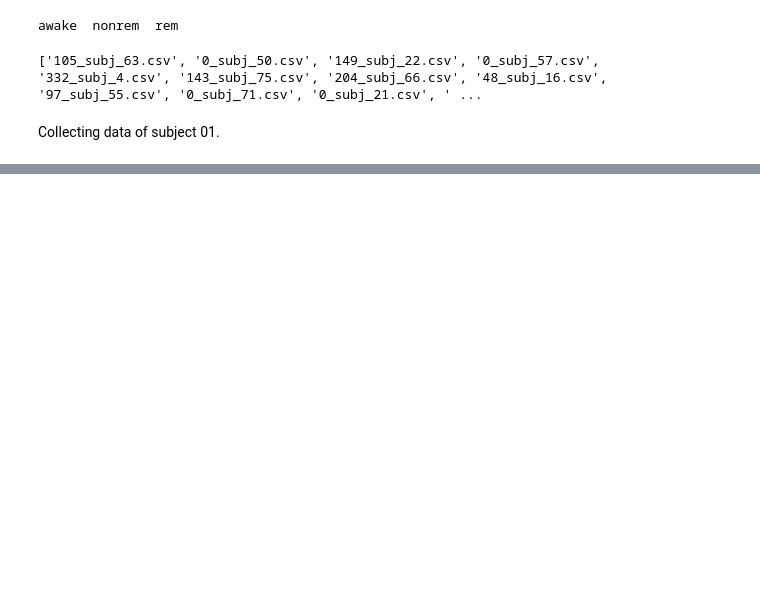
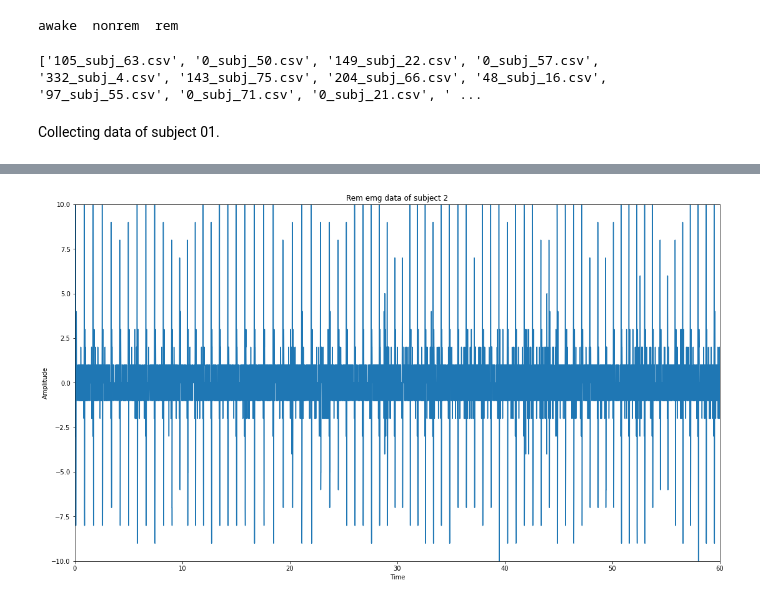
Before and after one commit to aerehn/DTEK0086, a Jupyter notebook: App5_Sleep_stage_classification_using_electromyography_and_electro_oculography_.ipynb, the cells around one changed output, grey strips where cells are left out. Drawn from its saved outputs; the diff is of its cells as text; code cells hidden in the pictures; blank space fills up the shorter version.

```diff
--- a/App5_Sleep_stage_classification_using_electromyography_and_electro_oculography_.ipynb
+++ b/App5_Sleep_stage_classification_using_electromyography_and_electro_oculography_.ipynb
@@ -157,6 +150,7 @@ print(subject1_files["rem"])
 # %%
-rem_data=pd.read_csv(train_paths["rem"]+"/"+subject1_files["rem"][0])
+rem_data = pd.read_csv(train_paths["rem"]+"/"+subject1_files["rem"][0])
+rem_data2= pd.read_csv(train_paths["rem"]+"/"+subject2_files["rem"][0])
 nonrem_data=pd.read_csv(train_paths["nonrem"]+"/"+subject1_files["nonrem"][0])
+nonrem_data2=pd.read_csv(train_paths["nonrem"]+"/"+subject2_files["nonrem"][0])
 awake_data=pd.read_csv(train_paths["awake"]+"/"+subject1_files["awake"][0])
-print(len(rem_data['emg']))
-print(len(rem_data['eog']))
+awake_data2=pd.read_csv(train_paths["awake"]+"/"+subject2_files["awake"][0])
@@ -253,0 +175,4 @@ plt.ylim([-30,30])
+# %%
+draw_figure_from_raw_data(rem_data2["emg"], "Rem emg data of subject 2",xlim=(0,60))
+# %% [output]
+[figure, added]
```
Also changed, not shown: parts of 26 cells of this notebook.
